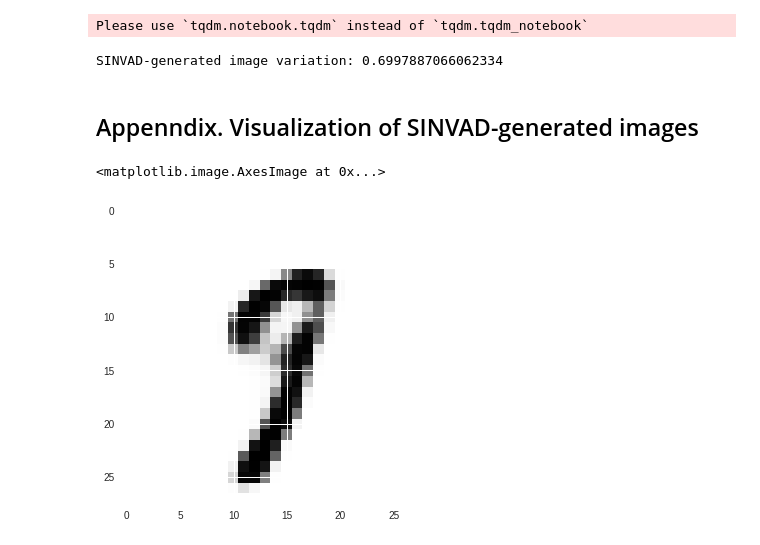
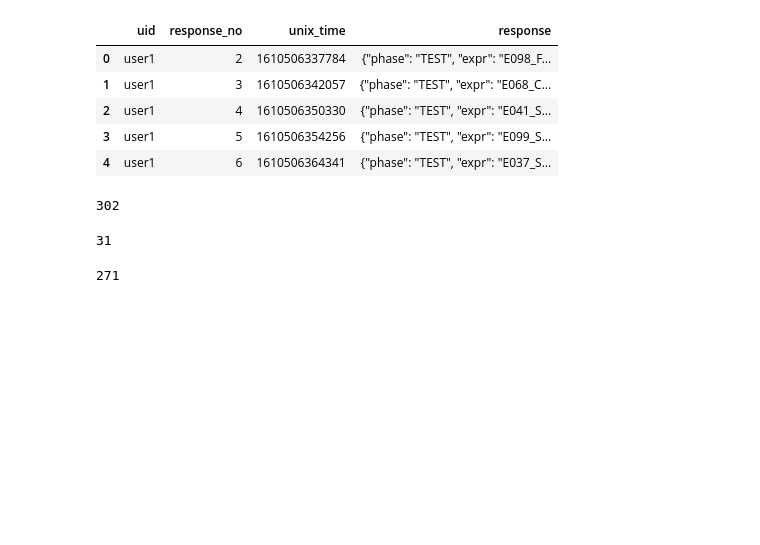
Before and after one commit to coinse/SINVAD, a Jupyter notebook: RQ2.ipynb, the cells around one changed output. Drawn from its saved outputs; the diff is of its cells as text; code cells hidden in the pictures; blank space fills up the shorter version.

```diff
--- a/RQ2.ipynb
+++ b/RQ2.ipynb
@@ -72,17 +4,0 @@ tensor_imgs = torch.Tensor(batch_imgs).cuda()
-# %%
-bound_accum = 0.
-for img_idx in tqdm_n(range(10000)):
-    tensor_img = tensor_imgs[img_idx:img_idx+1]
-    diff = pred_diff(tensor_img, classifier)
-    bound_accum += diff.sum().item()
-print('SINVAD-generated image variation:', bound_accum/10000)
-# %% [output]
-Please use `tqdm.notebook.tqdm` instead of `tqdm.tqdm_notebook`
-SINVAD-generated image variation: 0.6997887066062334
-# %% [markdown]
-## Appenndix. Visualization of SINVAD-generated images
-# %%
-plt.imshow(tensor_img[0][0].cpu())
-# %% [output]
-<matplotlib.image.AxesImage at 0x...>
-[figure, removed]
@@ -88,0 +16,44 @@ plt.imshow(tensor_img[0][0].cpu())
+# %%
+trial_data = pandas.read_csv(f'./human_study_data/clean_{dataset}_trialdata.csv', sep=',')
+trial_data.head()
+# %% [output]
+|  | uid | response_no | unix_time | response |
+| 0 | user1 | 2 | 1610506337784 | {"phase": "TEST", "expr": "E098_F... |
+| 1 | user1 | 3 | 1610506342057 | {"phase": "TEST", "expr": "E068_C... |
+| 2 | user1 | 4 | 1610506350330 | {"phase": "TEST", "expr": "E041_S... |
+| 3 | user1 | 5 | 1610506354256 | {"phase": "TEST", "expr": "E099_S... |
+| 4 | user1 | 6 | 1610506364341 | {"phase": "TEST", "expr": "E037_S... |
+# %%
+data_by_user = trial_data.groupby('uid')['response'].apply(list)
+data_by_user = data_by_user[data_by_user.apply(len) >= 30]
+cutoff_point = 1
+data_by_user = data_by_user.iloc[cutoff_point:]
+print(len(data_by_user))
+# %% [output]
+302
+# %%
+# user verification (find who we should reject)
+reject_ids = []
+for user_id, user_data in data_by_user.items():
+    real_close_count = 0
+    fast_answ = 0
+    for answer in user_data:
+        answ_dict = eval(answer)
+        if 'real' in answ_dict['expr']:
+            if abs(answ_dict['c1_confidence']-answ_dict['c2_confidence']) < 2:
+                real_close_count += 1
+        else:
+            if answ_dict['rt'] < 2000:
+                fast_answ += 1
+    if real_close_count > 1 or fast_answ > 20:
+        reject_ids.append(user_id)
+
+print(len(reject_ids))
+# %% [output]
+31
+# %%
+ok_uids = [uid for uid in data_by_user.keys() if uid not in reject_ids]
+filtered_data = data_by_user.filter(ok_uids)
+print(len(filtered_data))
+# %% [output]
+271
```
Also changed, not shown: parts of 25 cells of this notebook, 18 other files.
